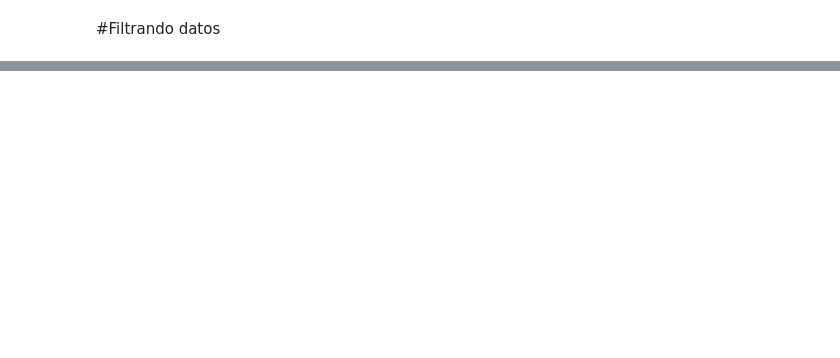
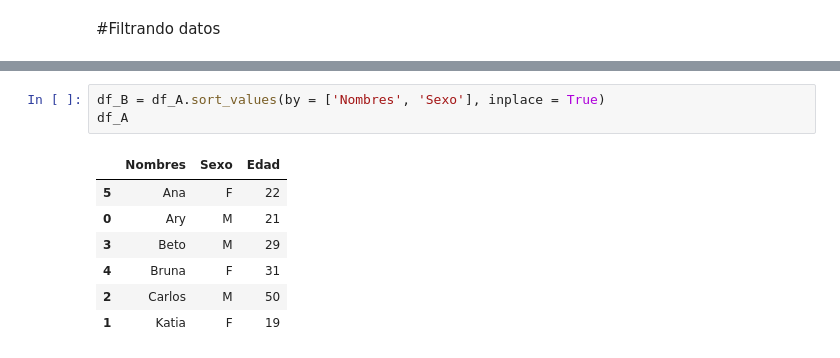
Before and after one commit to Tushima437/python, a Jupyter notebook: Python_Pandas_Tratamiento_y_análisis_de_datos.ipynb, the cells around one changed output, grey strips where cells are left out. Saved outputs shown, nothing was run; the diff lists cells and outputs as text; blank space fills up the shorter version.

```diff
--- a/Python_Pandas_Tratamiento_y_análisis_de_datos.ipynb
+++ b/Python_Pandas_Tratamiento_y_análisis_de_datos.ipynb
@@ -748,0 +987,11 @@ df5
+# %%
+df_B = df_A.sort_values(by = ['Nombres', 'Sexo'], inplace = True)
+df_A
+# %% [output]
+|  | Nombres | Sexo | Edad |
+| 5 | Ana | F | 22 |
+| 0 | Ary | M | 21 |
+| 3 | Beto | M | 29 |
+| 4 | Bruna | F | 31 |
+| 2 | Carlos | M | 50 |
+| 1 | Katia | F | 19 |
```
Also changed, not shown: parts of 25 cells of this notebook.
